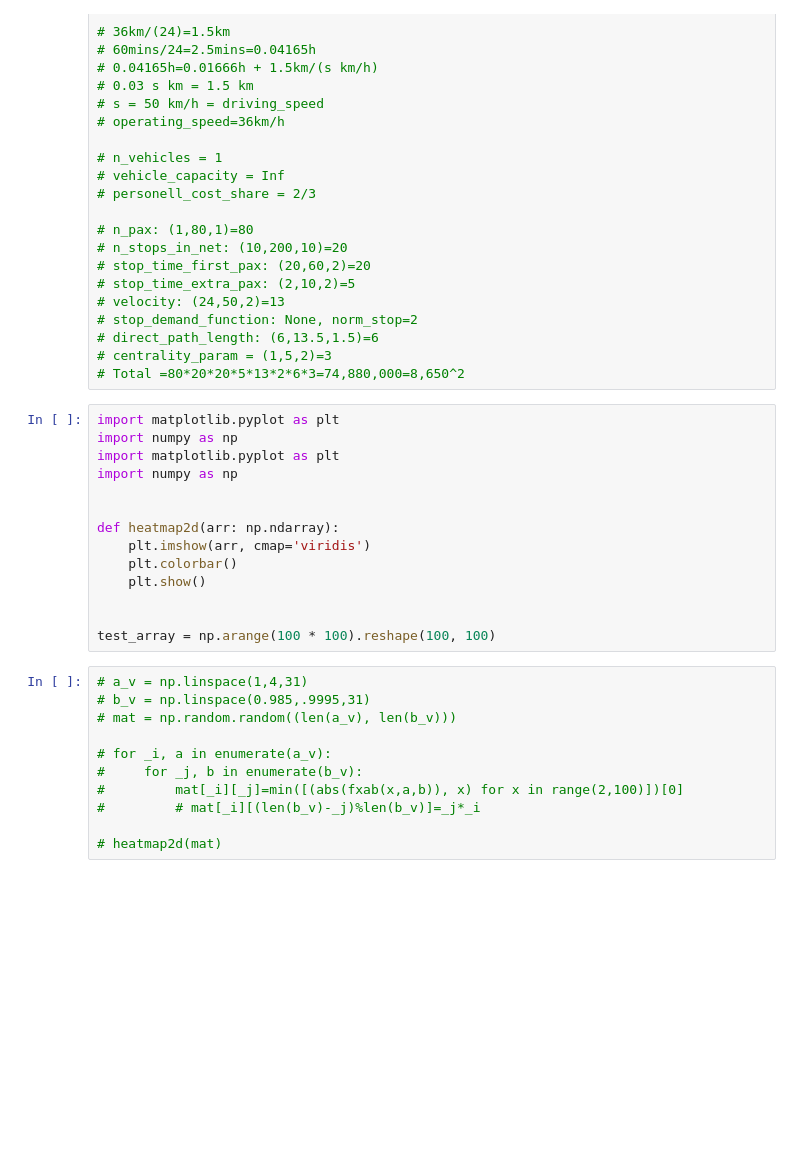
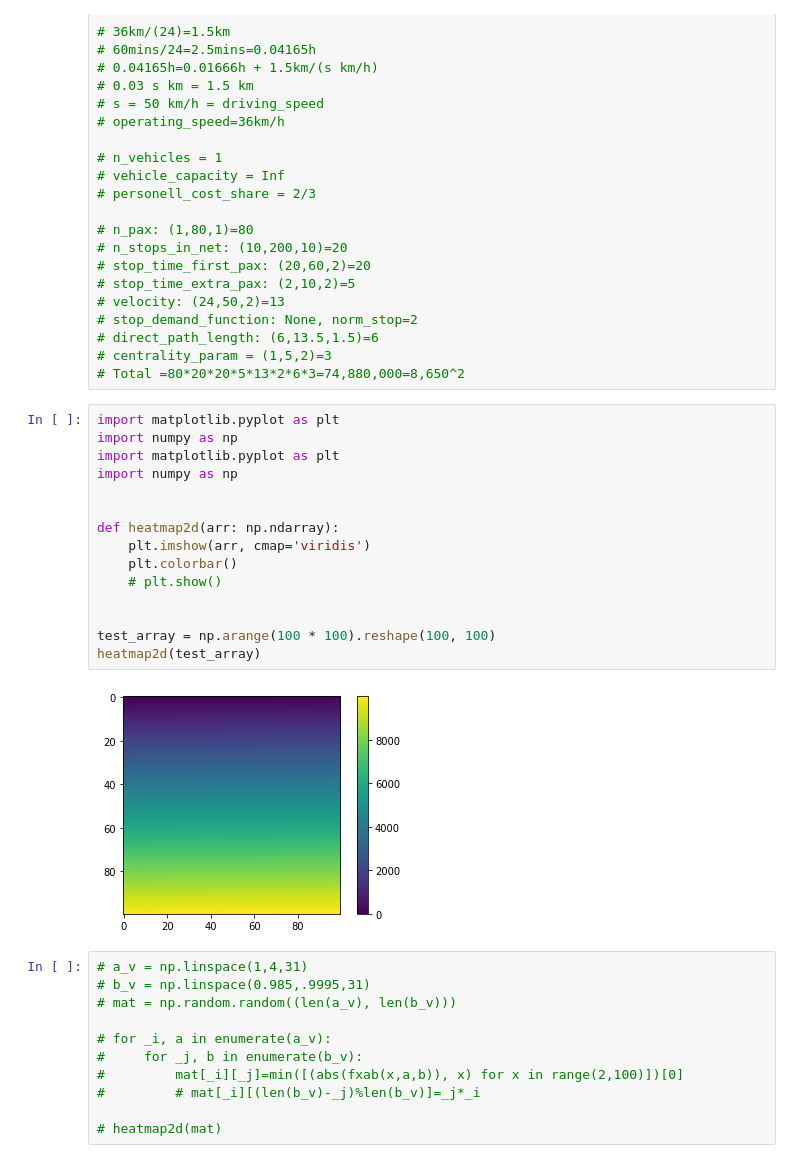
Before and after one commit to maximylius/drt_guesstimates, a Jupyter notebook: scenarioControls.ipynb, the cells around one changed output. Cells and saved outputs as stored; diff of their text form; blank space fills up the shorter version.

```diff
--- a/scenarioControls.ipynb
+++ b/scenarioControls.ipynb
@@ -868,17 +860,20 @@ array([[ 1.  ,  0.5 , -0.  , -0.5 , -1.  ],
 # %%
 import matplotlib.pyplot as plt
 import numpy as np
 import matplotlib.pyplot as plt
 import numpy as np
 
 
 def heatmap2d(arr: np.ndarray):
     plt.imshow(arr, cmap='viridis')
     plt.colorbar()
-    plt.show()
+    # plt.show()
 
 
 test_array = np.arange(100 * 100).reshape(100, 100)
+heatmap2d(test_array)
+# %% [output]
+[figure, added]
 # %%
 # a_v = np.linspace(1,4,31)
 # b_v = np.linspace(0.985,.9995,31)
```
Also changed, not shown: parts of 10 cells of this notebook.
